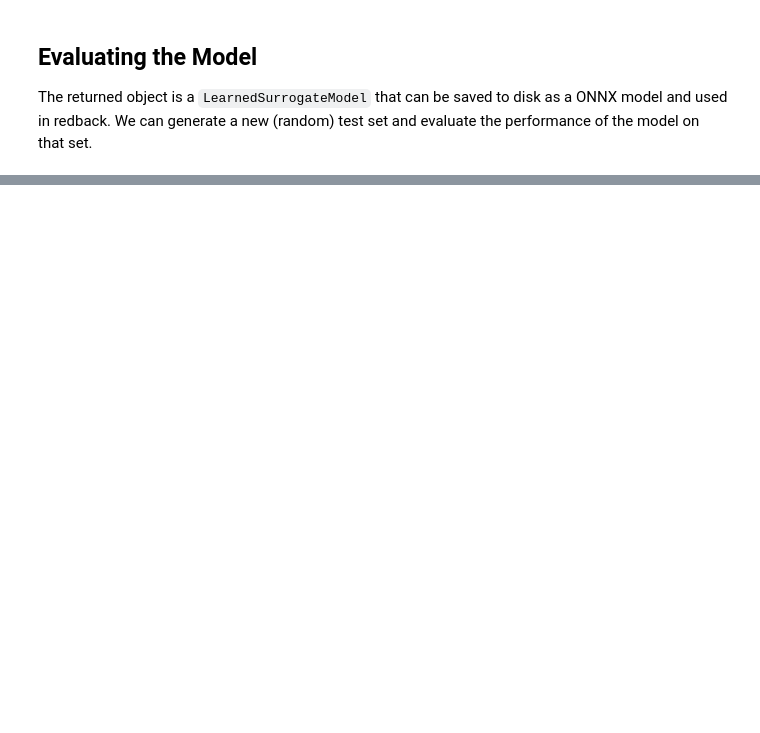
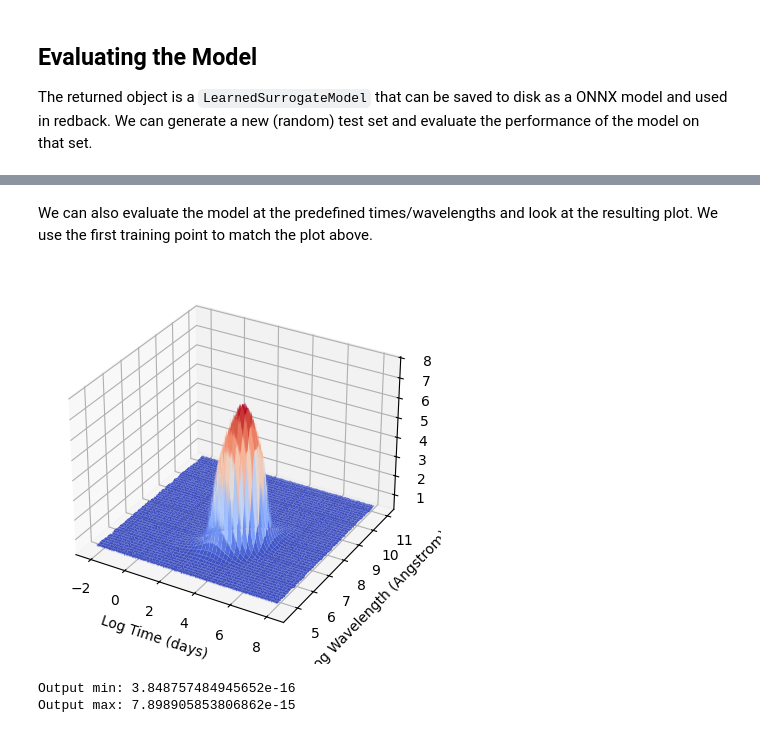
Before and after one commit to Her00000/redback_surrogates, a Jupyter notebook: examples/train_arnett_model.ipynb, the cells around one changed output, grey strips where cells are left out. Drawn from its saved outputs; the diff is of its cells as text; code cells hidden in the pictures; blank space fills up the shorter version.

```diff
--- a/examples/train_arnett_model.ipynb
+++ b/examples/train_arnett_model.ipynb
@@ -106,7 +130,7 @@ Users can pick their favorite machine learning platform to train models. Here we
 model = train_pytorch_model(
     training_data,
     hidden_sizes=[32, 16, 64],
-    training_epochs=50,
+    training_epochs=100,
     learning_rate=0.01,
     verbose=True,
 )
@@ -121,0 +162,26 @@ print(f"Average Test RMSE: {rmse}")
+# %% [markdown]
+We can also evaluate the model at the predefined times/wavelengths and look at the resulting plot. We use the first training point to match the plot above.
+# %%
+input_params = training_data.get_input_dict(0)
+output = model.predict_spectra_grid(**input_params)
+
+# Plot the surface.
+fig, ax = plt.subplots(subplot_kw={"projection": "3d"})
+surf = ax.plot_surface(
+    mesh_x,  # Same mesh as training data
+    mesh_y,  # Same mesh as training data
+    output,
+    cmap=mpl.cm.coolwarm,
+    linewidth=0,
+)
+ax.set_xlabel('Log Time (days)')
+ax.set_ylabel('Log Wavelength (Angstrom)')
+plt.show()
+
+# Print out the bounds on the output, since the z-axis is not showing them correctly.
+print(f"Output min: {np.min(output)}")
+print(f"Output max: {np.max(output)}")
+# %% [output]
+[figure, added]
+Output min: 3.848757484945652e-16
+Output max: 7.898905853806862e-15
```
Also changed, not shown: parts of 13 cells of this notebook, 3 other files.
